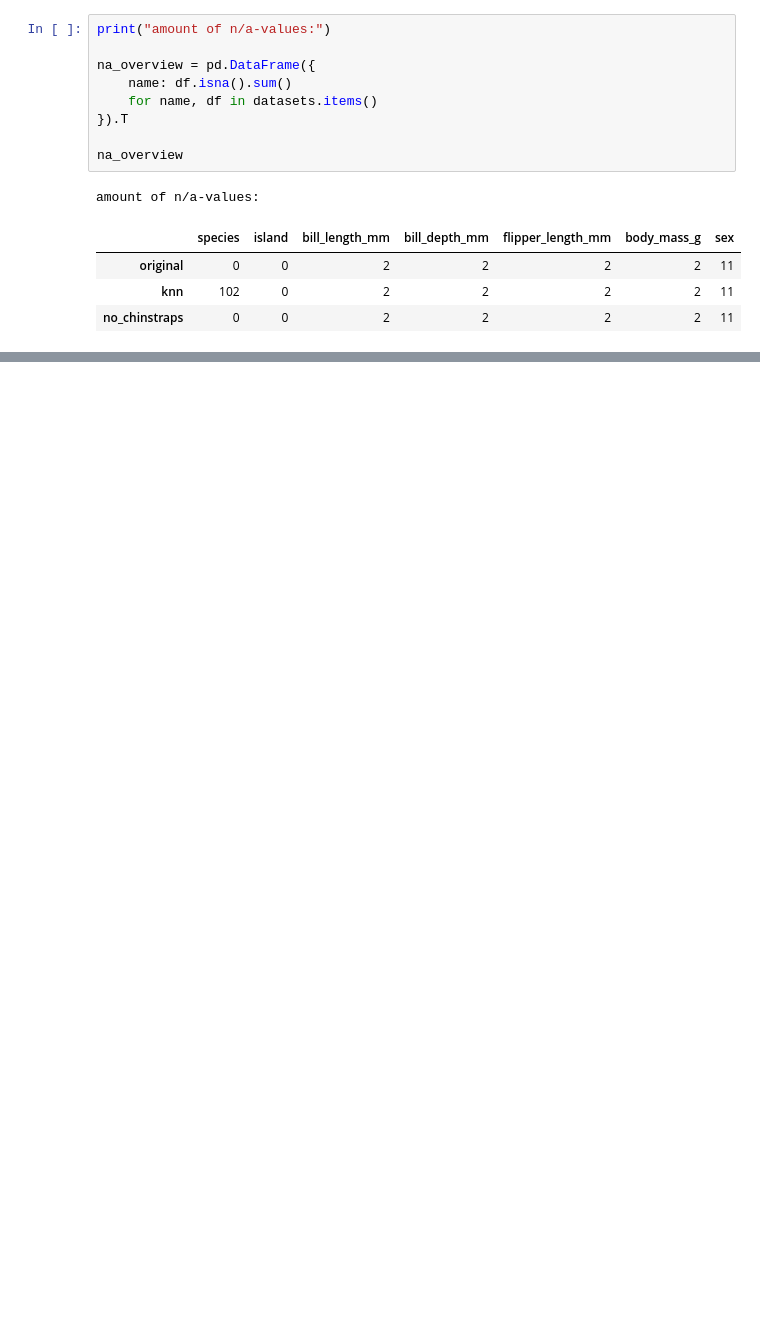
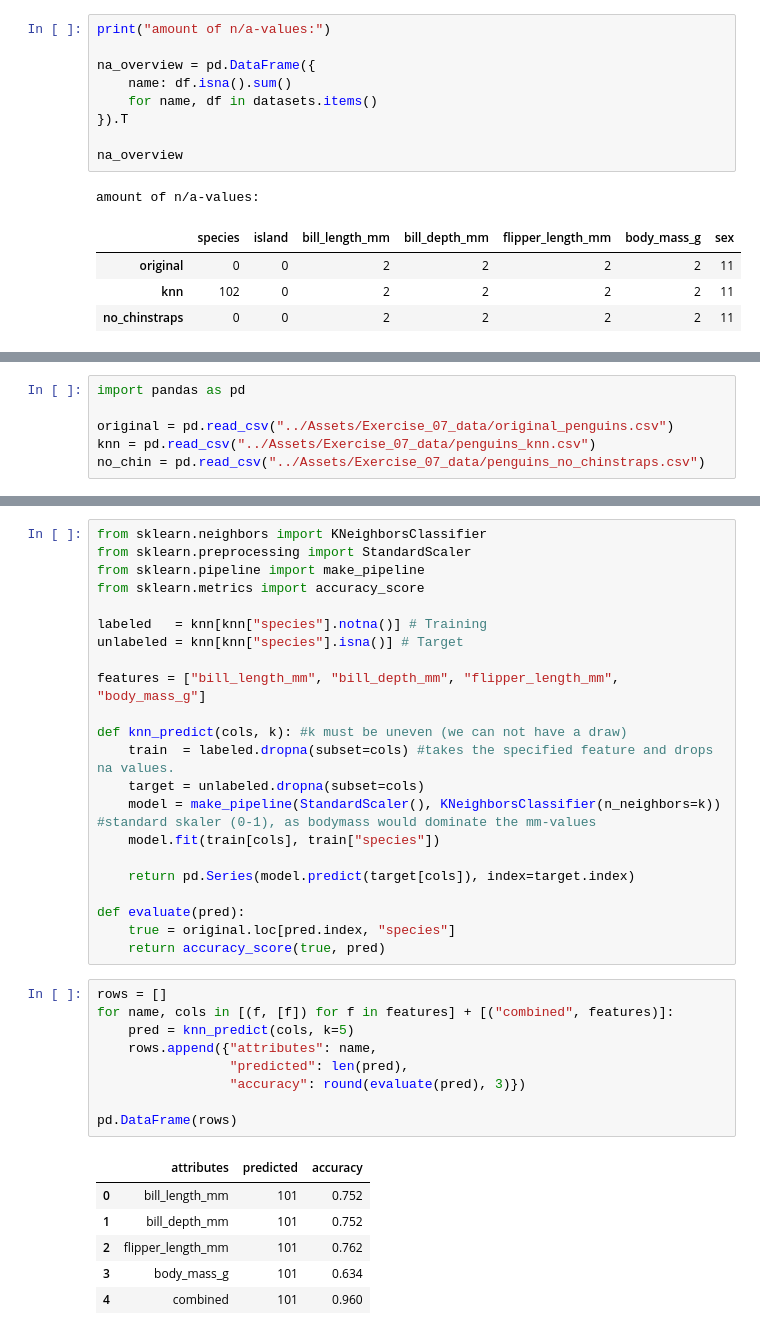
Before and after one commit to hellyhornbek/dmml-group-project, a Jupyter notebook: Assignment 01/Exercises/Exercise 07.02 (Assignment #01).ipynb, the cells around one changed output, grey strips where cells are left out. Drawn from its saved outputs; the diff is of its cells as text; blank space fills up the shorter version.

Commit message:
work on exercise 07

```diff
--- a/Assignment 01/Exercises/Exercise 07.02 (Assignment #01).ipynb
+++ b/Assignment 01/Exercises/Exercise 07.02 (Assignment #01).ipynb
@@ -157,0 +236,6 @@ plt.show()
+# %%
+import pandas as pd
+
+original = pd.read_csv("../Assets/Exercise_07_data/original_penguins.csv")
+knn = pd.read_csv("../Assets/Exercise_07_data/penguins_knn.csv")
+no_chin = pd.read_csv("../Assets/Exercise_07_data/penguins_no_chinstraps.csv")
@@ -157,0 +250,38 @@ plt.show()
+# %%
+from sklearn.neighbors import KNeighborsClassifier
+from sklearn.preprocessing import StandardScaler
+from sklearn.pipeline import make_pipeline
+from sklearn.metrics import accuracy_score
+
+labeled   = knn[knn["species"].notna()] # Training
+unlabeled = knn[knn["species"].isna()] # Target
+
+features = ["bill_length_mm", "bill_depth_mm", "flipper_length_mm", "body_mass_g"]
+
+def knn_predict(cols, k): #k must be uneven (we can not have a draw)
+    train  = labeled.dropna(subset=cols) #takes the specified feature and drops na values.
+    target = unlabeled.dropna(subset=cols)
+    model = make_pipeline(StandardScaler(), KNeighborsClassifier(n_neighbors=k)) #standard skaler (0-1), as bodymass would dominate the mm-values
+    model.fit(train[cols], train["species"])
+
+    return pd.Series(model.predict(target[cols]), index=target.index)
+
+def evaluate(pred):
+    true = original.loc[pred.index, "species"]
+    return accuracy_score(true, pred)
+# %%
+rows = []
+for name, cols in [(f, [f]) for f in features] + [("combined", features)]:
+    pred = knn_predict(cols, k=5)
+    rows.append({"attributes": name,
+                 "predicted": len(pred),
+                 "accuracy": round(evaluate(pred), 3)})
+
+pd.DataFrame(rows)
+# %% [output]
+|  | attributes | predicted | accuracy |
+| 0 | bill_length_mm | 101 | 0.752 |
+| 1 | bill_depth_mm | 101 | 0.752 |
+| 2 | flipper_length_mm | 101 | 0.762 |
+| 3 | body_mass_g | 101 | 0.634 |
+| 4 | combined | 101 | 0.960 |
```
Also changed, not shown: parts of 15 cells of this notebook.
